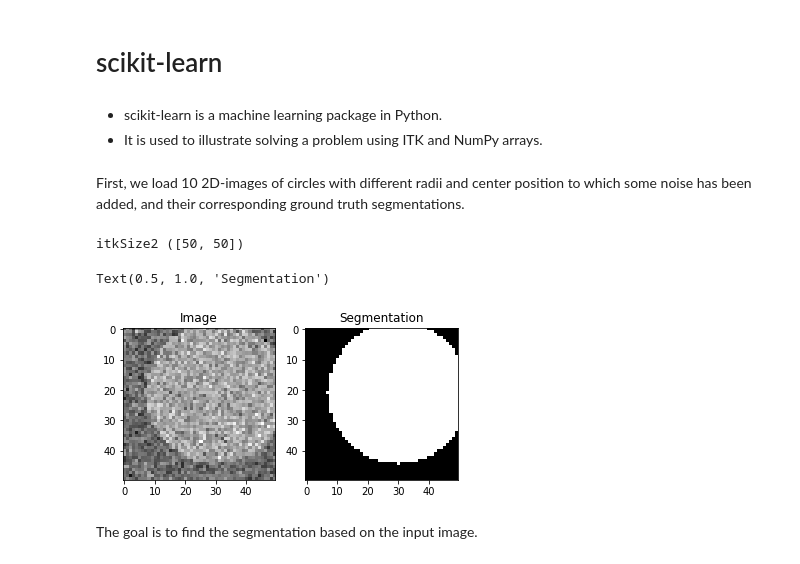
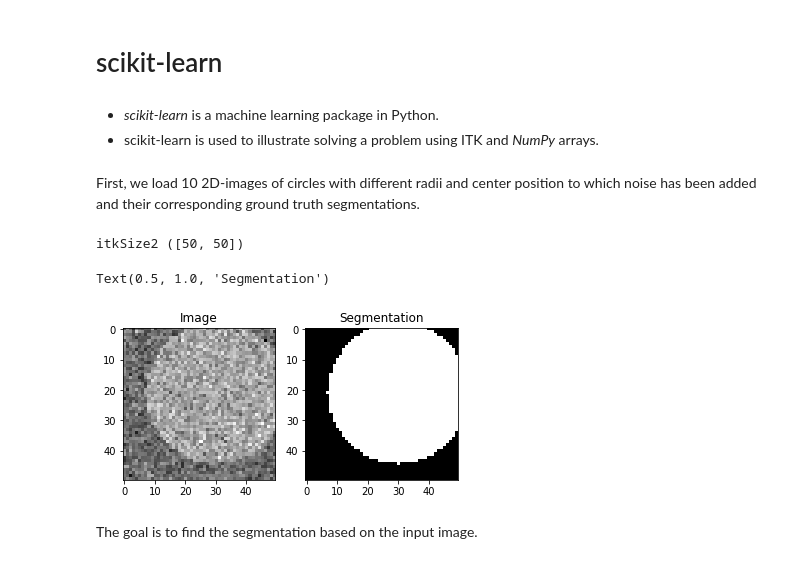
Before and after one commit to InsightSoftwareConsortium/ScientificImageAnalysisVisualizationAndArtificialIntelligenceCourse, a Jupyter notebook: 2_ITK_in_Python.ipynb, the cells around one changed output. Saved outputs shown, nothing was run; the diff lists cells and outputs as text; code cells hidden in the pictures.

Commit message:
ITK in Python updates

```diff
--- a/2_ITK_in_Python.ipynb
+++ b/2_ITK_in_Python.ipynb
@@ -86,41 +88,41 @@ image = itk.imread('data/CBCT-TextureInput.png', itk.F)
 # %% [markdown]
 # scikit-learn
 # %% [markdown]
-* scikit-learn is a machine learning package in Python.
-* It is used to illustrate solving a problem using ITK and NumPy arrays.
+* *scikit-learn* is a machine learning package in Python.
+* scikit-learn is used to illustrate solving a problem using ITK and *NumPy* arrays.
 # %%
 import sklearn
 # %% [markdown]
-First, we load 10 2D-images of circles with different radii and center position to which some noise has been added, and their corresponding ground truth segmentations.
+First, we load 10 2D-images of circles with different radii and center position to which noise has been added and their corresponding ground truth segmentations.
 # %%
-l_label=[]
-l_im=[]
+l_label = []
+l_image = []
 
 for i in range(0,10):
-    imageName='data/sklearn/im%d.nrrd'%i
-    im=itk.imread(imageName,itk.F)
-    arr = itk.array_from_image(im)
-    l_im.append(arr)
+    image_name = 'data/sklearn/im%d.nrrd' % i
+    image = itk.imread(image_name, itk.F)
+    array = itk.array_from_image(image)
+    l_image.append(array)
 
-    labelName='data/sklearn/im%d_label.nrrd'%i
-    im=itk.imread(labelName,itk.UC)
-    arr = itk.array_from_image(im)
-    l_label.append(arr)
+    label_name = 'data/sklearn/im%d_label.nrrd' % i
+    image = itk.imread(label_name, itk.UC)
+    array = itk.array_from_image(image)
+    l_label.append(array)
 
-size=itk.size(im)
+size = itk.size(image)
 print(size)
 
 plt.subplot(1, 2, 1)
-plt.imshow(l_im[0])
+plt.imshow(l_image[0])
 plt.title("Image")
 
 plt.subplot(1, 2, 2)
 plt.imshow(l_label[0])
 plt.title("Segmentation")
 # %% [output]
 itkSize2 ([50, 50])
 Text(0.5, 1.0, 'Segmentation')
-[figure, old version]
+[figure, new version]
 # %% [markdown]
 The goal is to find the segmentation based on the input image.
 # %% [markdown]
```
Also changed, not shown: parts of 25 cells of this notebook, 8 other files.
